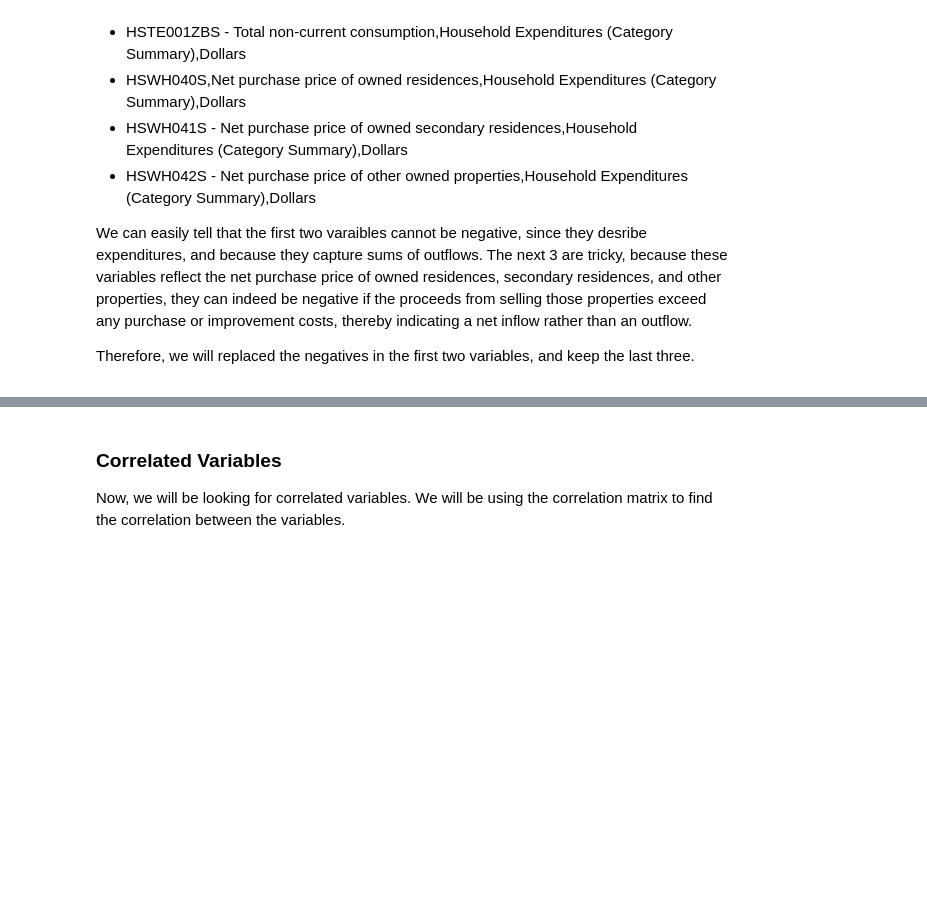
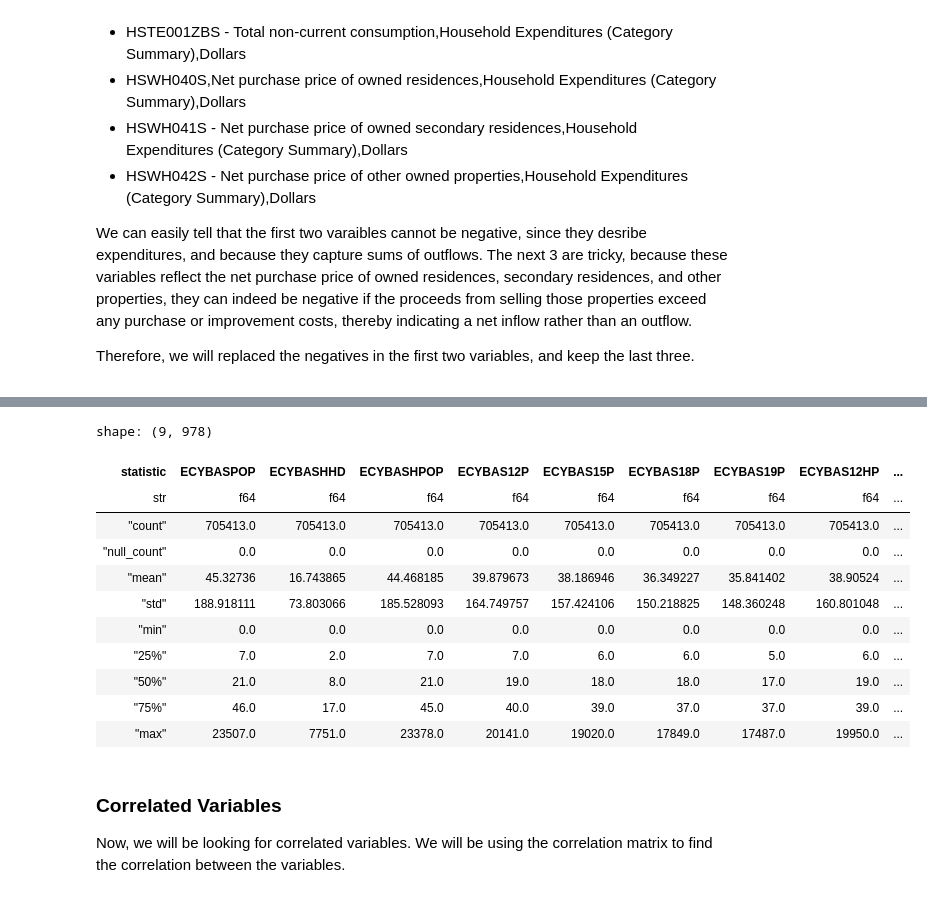
Before and after one commit to noahkostesku/CanadianHouseholdAnalysis, a Jupyter notebook: CanadianHouseholdAnalysis.ipynb, the cells around one changed output, grey strips where cells are left out. Drawn from its saved outputs; the diff is of its cells as text; code cells hidden in the pictures; blank space fills up the shorter version.

```diff
--- a/CanadianHouseholdAnalysis.ipynb
+++ b/CanadianHouseholdAnalysis.ipynb
@@ -220,8 +223,22 @@ def replace_negatives_with_median(df, cols):
                 )
     return updated_df
 
+def remove_negative_rows(df, cols):
+    updated_df = df.clone()
+
+    for col in cols:
+        if col in df.columns:
+            neg_count = df.select((pl.col(col) < 0).sum()).item()
+
+            if neg_count > 0:
+                print(f"Removing {neg_count} rows with negative values in '{col}'")
+                updated_df = updated_df.filter(pl.col(col) >= 0)
+    return updated_df
+
 # Replace negative values with median
-merged_df = replace_negatives_with_median(merged_df, ["HSTT001", "HSTE001ZBS"])
+#merged_df = replace_negatives_with_median(merged_df, ["HSTT001", "HSTE001ZBS"])
+# Remove negative values
+merged_df = remove_negative_rows(merged_df, ["HSTT001", "HSTE001ZBS"])
 merged_df_negatives = count_negative_values(merged_df)
 print(f"Data Negative Values Count: {merged_df_negatives}")
 # %% [output]
@@ -231,3 +251,34 @@ Data Negative Values Count: {'HSWH040S': {'negative_count': 255858}, 'HSWH041S':
+# %%
+# Drop any rows that contain straight 0's in all columns
+columns_to_check = [col for col in merged_df.columns if merged_df.schema[col] in (pl.Int64, pl.Float64)]
+merged_df = merged_df.filter(
+    ~pl.all_horizontal([pl.col(col) == 0 for col in columns_to_check])
+)
+
+# Drop any columns where the mean and std are both 0
+columns_to_drop = [
+    col for col in merged_df.columns
+    if merged_df.schema[col] in (pl.Int64, pl.Float64)
+    and merged_df[col].mean() == 0
+    and merged_df[col].std() == 0
+]
+merged_df = merged_df.drop(columns_to_drop)
+
+
+merged_df.describe()
+# %% [output]
+shape: (9, 978)
+| statistic | ECYBASPOP | ECYBASHHD | ECYBASHPOP | ECYBAS12P | ECYBAS15P | ECYBAS18P | ECYBAS19P | ECYBAS12HP | ... |
+| str | f64 | f64 | f64 | f64 | f64 | f64 | f64 | f64 | ... |
+| "count" | 705413.0 | 705413.0 | 705413.0 | 705413.0 | 705413.0 | 705413.0 | 705413.0 | 705413.0 | ... |
+| "null_count" | 0.0 | 0.0 | 0.0 | 0.0 | 0.0 | 0.0 | 0.0 | 0.0 | ... |
+| "mean" | 45.32736 | 16.743865 | 44.468185 | 39.879673 | 38.186946 | 36.349227 | 35.841402 | 38.90524 | ... |
+| "std" | 188.918111 | 73.803066 | 185.528093 | 164.749757 | 157.424106 | 150.218825 | 148.360248 | 160.801048 | ... |
+| "min" | 0.0 | 0.0 | 0.0 | 0.0 | 0.0 | 0.0 | 0.0 | 0.0 | ... |
+| "25%" | 7.0 | 2.0 | 7.0 | 7.0 | 6.0 | 6.0 | 5.0 | 6.0 | ... |
+| "50%" | 21.0 | 8.0 | 21.0 | 19.0 | 18.0 | 18.0 | 17.0 | 19.0 | ... |
+| "75%" | 46.0 | 17.0 | 45.0 | 40.0 | 39.0 | 37.0 | 37.0 | 39.0 | ... |
+| "max" | 23507.0 | 7751.0 | 23378.0 | 20141.0 | 19020.0 | 17849.0 | 17487.0 | 19950.0 | ... |
 # %% [markdown]
 <h3>Correlated Variables</h3>
 <p>Now, we will be looking for correlated variables. We will be using the correlation matrix to find the correlation between the variables.</p>
```
Also changed, not shown: parts of 20 cells of this notebook.
